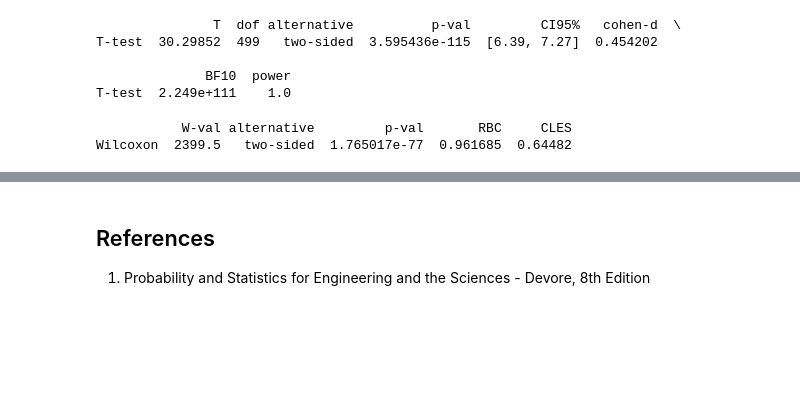
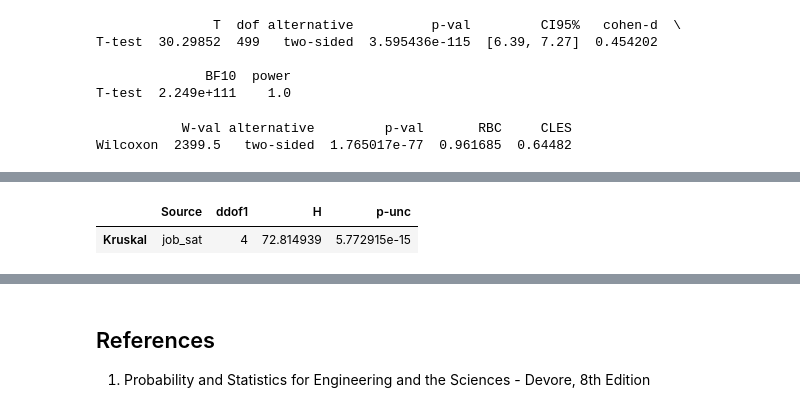
Before and after one commit to MichaelSzczepaniak/DataCamp, a Jupyter notebook: Tracks/Associate Data Scientist/29 Hypothesis Testing in Python/HypothesisTesting.ipynb, the cells around one changed output, grey strips where cells are left out. Saved outputs shown, nothing was run; the diff lists cells and outputs as text; code cells hidden in the pictures; blank space fills up the shorter version.

```diff
--- a/Tracks/Associate Data Scientist/29 Hypothesis Testing in Python/HypothesisTesting.ipynb
+++ b/Tracks/Associate Data Scientist/29 Hypothesis Testing in Python/HypothesisTesting.ipynb
@@ -1393,0 +1474,9 @@ Wilcoxon  2399.5   two-sided  1.765017e-77  0.961685  0.64482
+# %%
+alpha = 0.01
+# kruskal method works on long data, so no need to pivot here as we did earlier
+pingouin.kruskal(data=stack_overflow,
+                 dv='converted_comp',
+                 between='job_sat')
+# %% [output]
+|  | Source | ddof1 | H | p-unc |
+| Kruskal | job_sat | 4 | 72.814939 | 5.772915e-15 |
```
Also changed, not shown: parts of 24 cells of this notebook.
